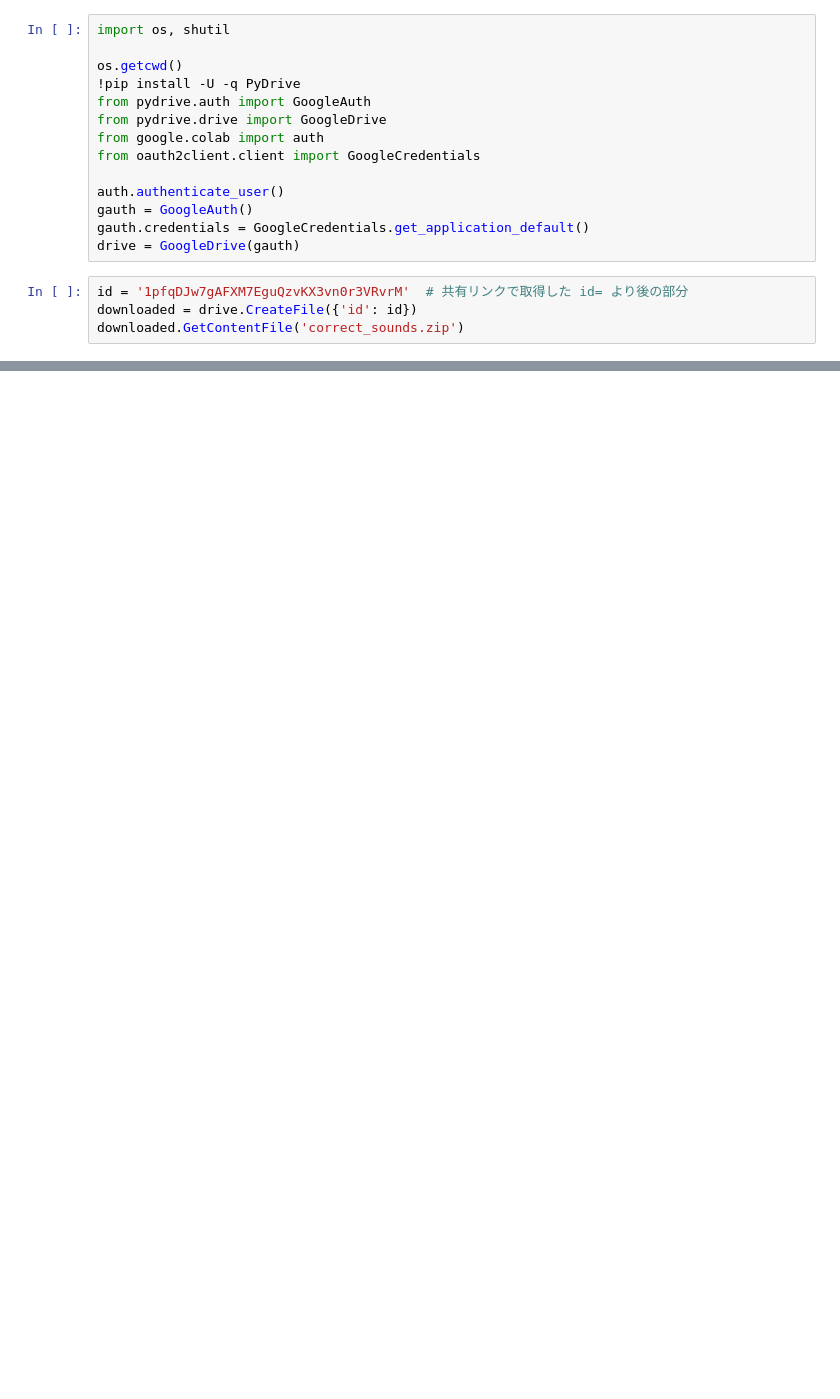
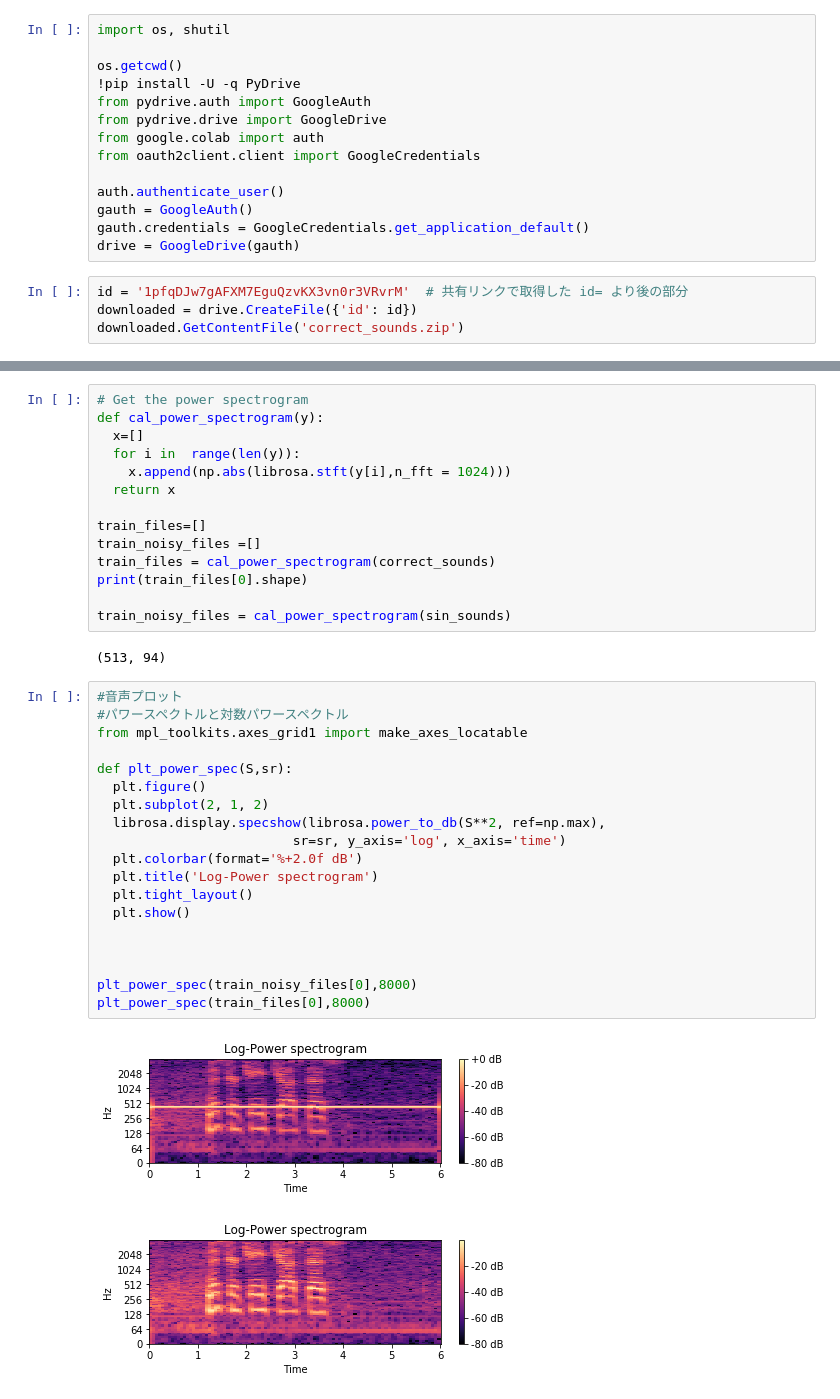
Before and after one commit to aritanaoya/howling_canceler, a Jupyter notebook: Sin_noisy.ipynb, the cells around one changed output, grey strips where cells are left out. Drawn from its saved outputs; the diff is of its cells as text; blank space fills up the shorter version.

```diff
--- a/Sin_noisy.ipynb
+++ b/Sin_noisy.ipynb
@@ -102,0 +161,38 @@ ipd.Audio(data=sin_sounds,rate=8000)
+# %%
+# Get the power spectrogram
+def cal_power_spectrogram(y):
+  x=[]
+  for i in  range(len(y)):
+    x.append(np.abs(librosa.stft(y[i],n_fft = 1024)))
+  return x
+
+train_files=[]
+train_noisy_files =[]
+train_files = cal_power_spectrogram(correct_sounds)
+print(train_files[0].shape)
+
+train_noisy_files = cal_power_spectrogram(sin_sounds)
+# %% [output]
+(513, 94)
+# %%
+#音声プロット
+#パワースペクトルと対数パワースペクトル
+from mpl_toolkits.axes_grid1 import make_axes_locatable
+
+def plt_power_spec(S,sr):
+  plt.figure()
+  plt.subplot(2, 1, 2)
+  librosa.display.specshow(librosa.power_to_db(S**2, ref=np.max),
+                         sr=sr, y_axis='log', x_axis='time')
+  plt.colorbar(format='%+2.0f dB')
+  plt.title('Log-Power spectrogram')
+  plt.tight_layout()
+  plt.show()
+
+
+
+plt_power_spec(train_noisy_files[0],8000)
+plt_power_spec(train_files[0],8000)
+# %% [output]
+[figure, added]
+[figure, added]
```
Also changed, not shown: parts of 19 cells of this notebook.
